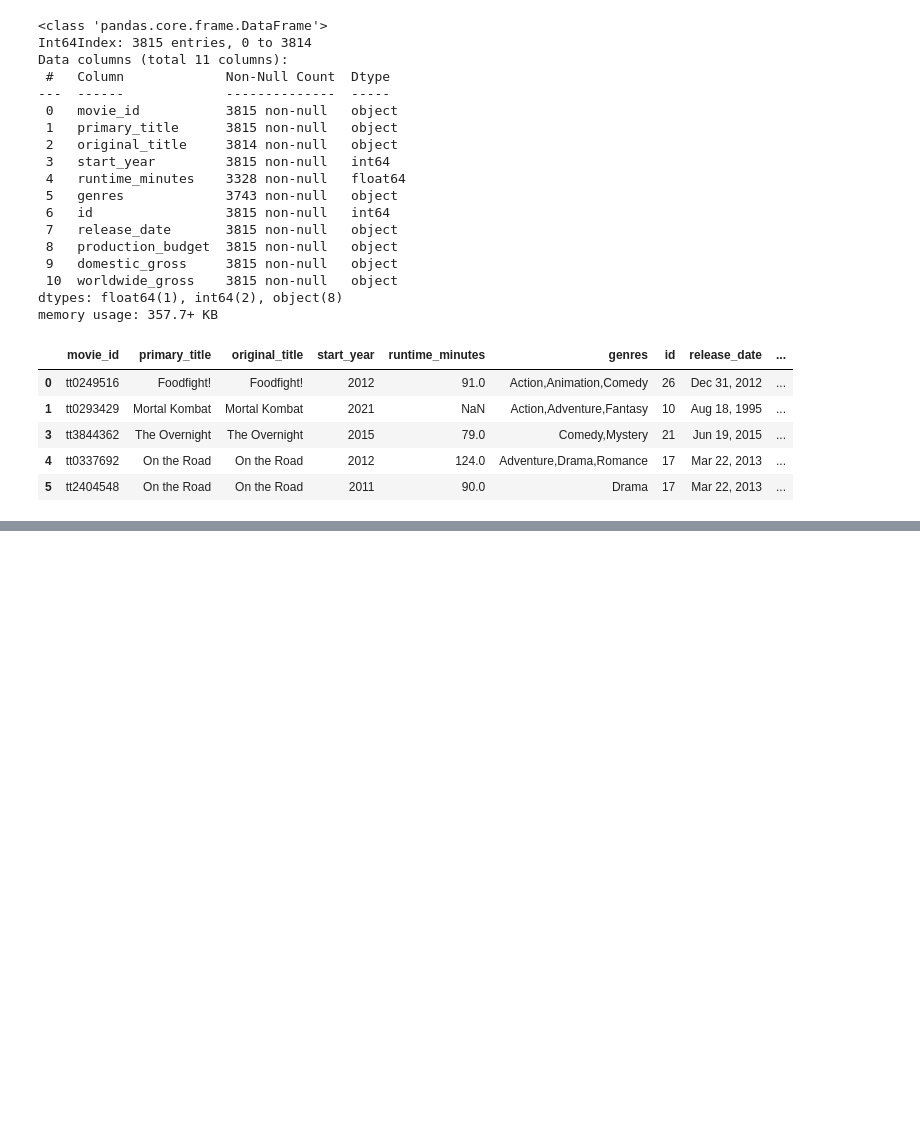
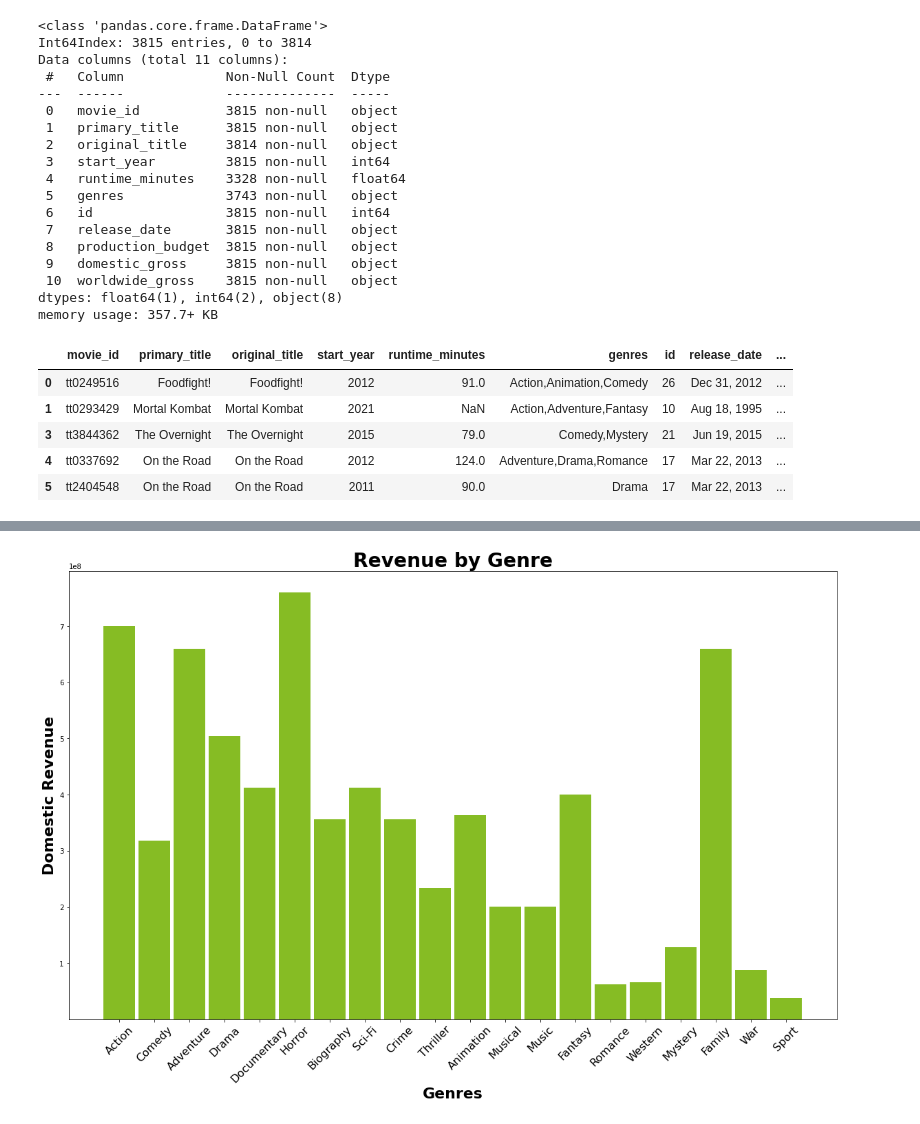
Before and after one commit to harte3/Flatiron-Capstone-Group-2, a Jupyter notebook: notebooks/alivia-vaia/Genre and Revenue.ipynb, the cells around one changed output, grey strips where cells are left out. Drawn from its saved outputs; the diff is of its cells as text; code cells hidden in the pictures; blank space fills up the shorter version.

```diff
--- a/notebooks/alivia-vaia/Genre and Revenue.ipynb
+++ b/notebooks/alivia-vaia/Genre and Revenue.ipynb
@@ -103,0 +105,4 @@ movies.head()
+# %%
+# create column which contains just one genre instead of a list of genres
+movies['main_genre'] = movies["genres"].str.split(',')
+movies_df = movies.explode('main_genre')
@@ -103,0 +115,3 @@ movies.head()
+# %%
+# dropping duplicates
+movies_df = movies_df.drop_duplicates(subset= ['movie_id'])
@@ -103,0 +178,17 @@ movies.head()
+# %%
+# plot genre in relation to revenue
+plt.figure(figsize=(20,12))
+
+plt.bar(movies_df["main_genre"], movies_df["domestic_gross"], width=0.9, bottom=0.2, color='#86BC24')
+
+plt.xlabel('Genres', fontsize=22, fontweight='bold')
+plt.ylabel('Domestic Revenue', fontsize = 22, fontweight='bold')
+plt.xticks(rotation='45', fontsize = 16)
+
+
+plt.title('Revenue by Genre', fontsize = 28, fontweight='bold')
+
+
+plt.show()
+# %% [output]
+[figure, added]
```
Also changed, not shown: parts of 22 cells of this notebook, 4 other files.
